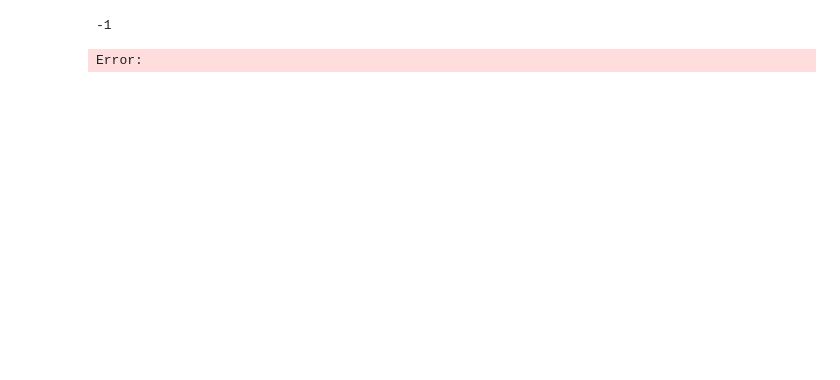
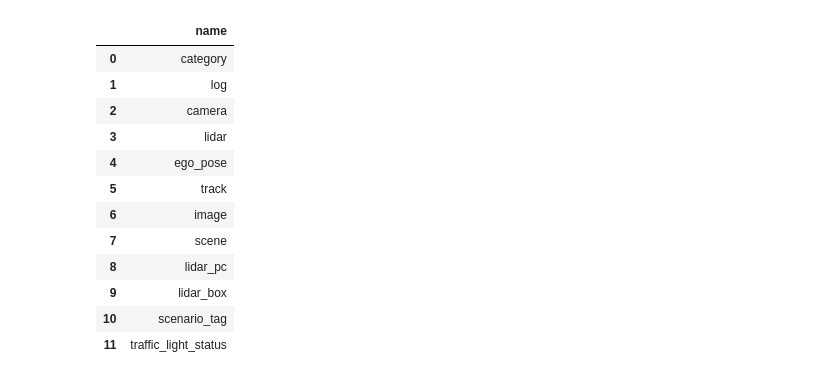
Before and after one commit to PeterNg15/vista, a Jupyter notebook: test.ipynb, the cells around one changed output. Saved outputs shown, nothing was run; the diff lists cells and outputs as text; code cells hidden in the pictures; blank space fills up the shorter version.

```diff
--- a/test.ipynb
+++ b/test.ipynb
@@ -93,18 +0,0 @@ display = vista.Display(world)
-# %%
-import numpy as np
-import matplotlib.pyplot as plt
-
-frames = []
-cap = cv2.VideoCapture('./vista_traces/20210726-131912_lexus_devens_center_reverse/camera_front.avi')
-while True:
-    read, frame= cap.read()
-    if not read:
-        break
-    frames.append(frame)
-    break
-frames = np.array(frames)
-cv2.imshow('Visualize event data', frames[0])
-cv2.waitKey(1)
-# %% [output]
--1
-Error:
@@ -110,0 +4,21 @@ Error:
+# %%
+dbfile = 'E:/Datasets/NuPlan/2021.08.17.16.57.11_veh-08_01200_01636.db'
+con = sqlite3.connect(dbfile)
+# df = pd.read_sql_query("SELECT * from agent", con)
+# %%
+df = pd.read_sql_query('SELECT name from sqlite_master where type= "table";', con)
+df
+# %% [output]
+|  | name |
+| 0 | category |
+| 1 | log |
+| 2 | camera |
+| 3 | lidar |
+| 4 | ego_pose |
+| 5 | track |
+| 6 | image |
+| 7 | scene |
+| 8 | lidar_pc |
+| 9 | lidar_box |
+| 10 | scenario_tag |
+| 11 | traffic_light_status |
```
Also changed, not shown: parts of 19 cells of this notebook, 19 other files.
